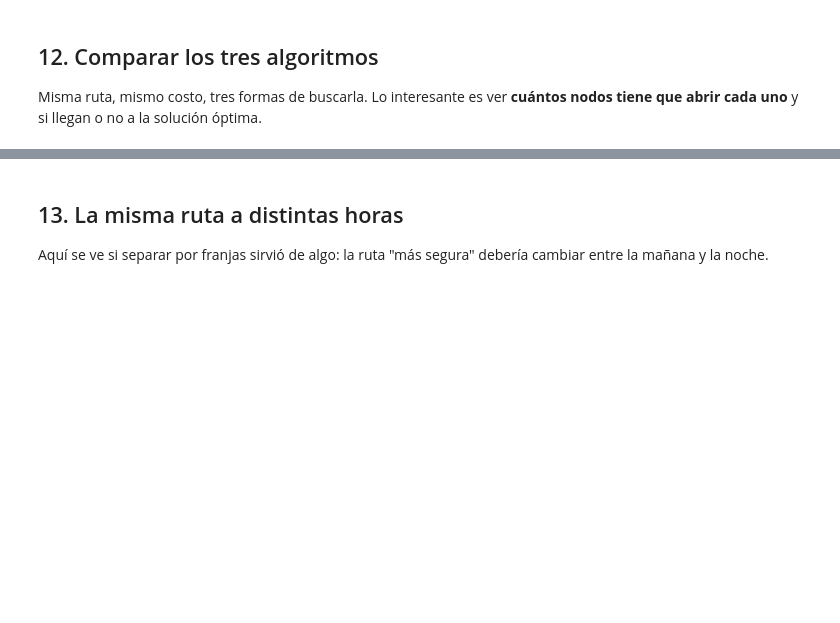
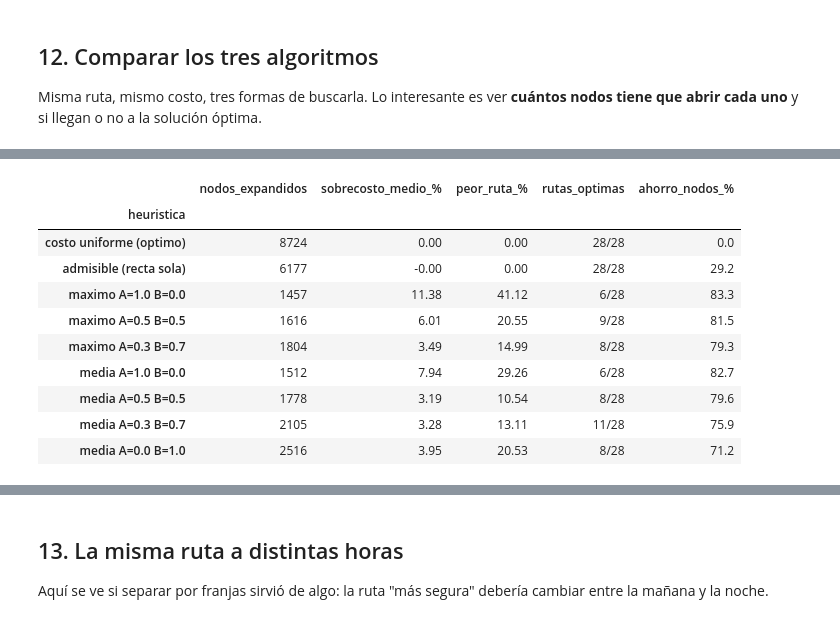
Before and after one commit to Bostjansito/MapasMED, a Jupyter notebook: Ruteo_Multiobjetivo_Medellin.ipynb, the cells around one changed output, grey strips where cells are left out. Cells and saved outputs as stored; diff of their text form; code cells hidden in the pictures; blank space fills up the shorter version.

```diff
--- a/Ruteo_Multiobjetivo_Medellin.ipynb
+++ b/Ruteo_Multiobjetivo_Medellin.ipynb
@@ -1238,0 +1482,88 @@ Eso es exactamente lo que se espera: es el más rápido pero no garantiza nada.
+# %%
+# ======================================================================
+# EL PRECIO DE LA INADMISIBILIDAD, MEDIDO
+# ======================================================================
+# Todas las filas usan EL MISMO costo (distancia x factor). Lo unico que
+# cambia es la heuristica. Costo uniforme da el optimo de referencia.
+
+import itertools
+
+vecinos_seg    = construir_vecinos(aristas, f"costo_{FRANJA_ACTUAL}")
+vecinos_factor = construir_vecinos_de(aristas, f"factor_{FRANJA_ACTUAL}")
+pares = list(itertools.combinations(LUGARES.keys(), 2))
+
+def costo_de(camino):
+    tramos = list(zip(camino[:-1], camino[1:]))
+    return datos_arista.loc[tramos, f"costo_{FRANJA_ACTUAL}"].sum()
+
+# referencia optima, una sola vez por ruta
+referencia = []
+for a, b in pares:
+    ini, fin = buscar_nodo(a), buscar_nodo(b)
+    if ini == fin:
+        continue
+    _, exp, optimo = costo_uniforme(vecinos_seg, ini, fin)
+    if optimo is not None:
+        referencia.append((ini, fin, optimo, exp))
+
+# (etiqueta, A, B, resumen).  A=None -> heuristica admisible.
+CANDIDATAS = [
+    ("admisible  (recta sola)",   None, None, None),
+    ("maximo  A=1.0 B=0.0",        1.0,  0.0, "maximo"),
+    ("maximo  A=0.5 B=0.5",        0.5,  0.5, "maximo"),
+    ("maximo  A=0.3 B=0.7",        0.3,  0.7, "maximo"),
+    ("media   A=1.0 B=0.0",        1.0,  0.0, "media"),
+    ("media   A=0.5 B=0.5",        0.5,  0.5, "media"),
+    ("media   A=0.3 B=0.7",        0.3,  0.7, "media"),
+    ("media   A=0.0 B=1.0",        0.0,  1.0, "media"),
+]
+
+filas = [{"heuristica": "costo uniforme (optimo)",
+          "nodos_expandidos": round(np.mean([r[3] for r in referencia])),
+          "sobrecosto_medio_%": 0.0, "peor_ruta_%": 0.0,
+          "rutas_optimas": f"{len(referencia)}/{len(referencia)}"}]
+
+for etiqueta, A, B, resumen in CANDIDATAS:
+    expandidos, sobrecostos = [], []
+    for ini, fin, optimo, _ in referencia:
+        inf = (None if A is None else
+               crear_inflador(vecinos_factor, vecinos_lentitud, A, B, resumen))
+        h = crear_heuristica(fin, "seguridad", inflador=inf)
+        camino, exp, _ = a_estrella(vecinos_seg, ini, fin, h)
+        expandidos.append(exp)
+        sobrecostos.append((costo_de(camino) / optimo - 1) * 100)
+    sobrecostos = np.array(sobrecostos)
+    filas.append({"heuristica": etiqueta,
+                  "nodos_expandidos": round(np.mean(expandidos)),
+                  "sobrecosto_medio_%": round(sobrecostos.mean(), 2),
+                  "peor_ruta_%": round(sobrecostos.max(), 2),
+                  "rutas_optimas": f"{int((sobrecostos < 1e-6).sum())}/{len(sobrecostos)}"})
+
+tabla_heuristicas = pd.DataFrame(filas).set_index("heuristica")
+base_nodos = tabla_heuristicas.loc["costo uniforme (optimo)", "nodos_expandidos"]
+tabla_heuristicas["ahorro_nodos_%"] = (
+    100 * (1 - tabla_heuristicas["nodos_expandidos"] / base_nodos)).round(1)
+display(tabla_heuristicas)
+
+print(f"Promedio sobre {len(referencia)} rutas entre los lugares de LUGARES.\n")
+print("Lo que hay que leer aqui:")
+print("  * La admisible no se equivoca NUNCA, pero solo ahorra un ~29% de nodos.")
+print("  * Inflar h ahorra un ~80% de nodos a cambio de perder el optimo.")
+print("  * MEDIA gana a MAXIMO en todas las combinaciones, y sobre todo baja")
+print("    el PEOR caso (de 41% a 29% con A=1, de 15% a 11% con la mezcla).")
+print("    El maximo salta de 1 a 7 entre nodos vecinos; la media se mueve")
+print("    mucho menos, asi que rompe la consistencia con menos violencia.")
+print("  * El elegido es media con A=0.5 B=0.5: ~3.2% de sobrecosto, ~80% de")
+print("    ahorro, y pesos iguales, que es lo mas facil de defender.")
+# %% [output]
+|  | nodos_expandidos | sobrecosto_medio_% | peor_ruta_% | rutas_optimas | ahorro_nodos_% |
+| heuristica |  |  |  |  |  |
+| costo uniforme (optimo) | 8724 | 0.00 | 0.00 | 28/28 | 0.0 |
+| admisible (recta sola) | 6177 | -0.00 | 0.00 | 28/28 | 29.2 |
+| maximo A=1.0 B=0.0 | 1457 | 11.38 | 41.12 | 6/28 | 83.3 |
+| maximo A=0.5 B=0.5 | 1616 | 6.01 | 20.55 | 9/28 | 81.5 |
+| maximo A=0.3 B=0.7 | 1804 | 3.49 | 14.99 | 8/28 | 79.3 |
+| media A=1.0 B=0.0 | 1512 | 7.94 | 29.26 | 6/28 | 82.7 |
+| media A=0.5 B=0.5 | 1778 | 3.19 | 10.54 | 8/28 | 79.6 |
+| media A=0.3 B=0.7 | 2105 | 3.28 | 13.11 | 11/28 | 75.9 |
+| media A=0.0 B=1.0 | 2516 | 3.95 | 20.53 | 8/28 | 71.2 |
```
Also changed, not shown: parts of 26 cells of this notebook, 1 other file.
